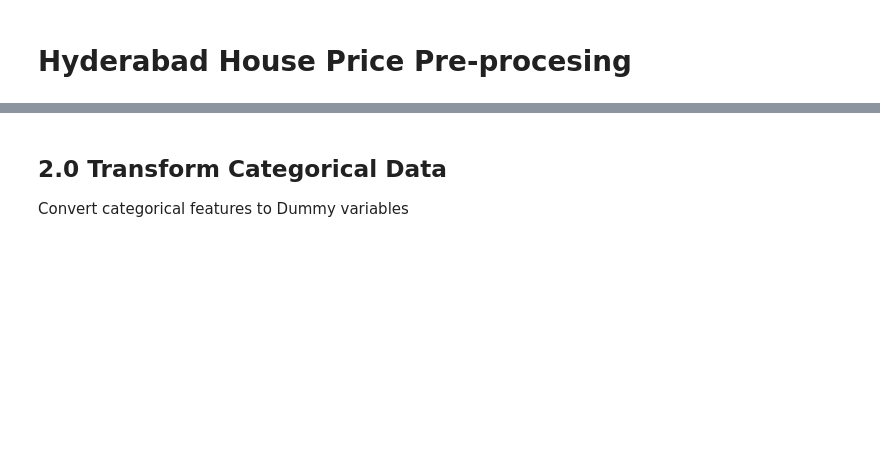
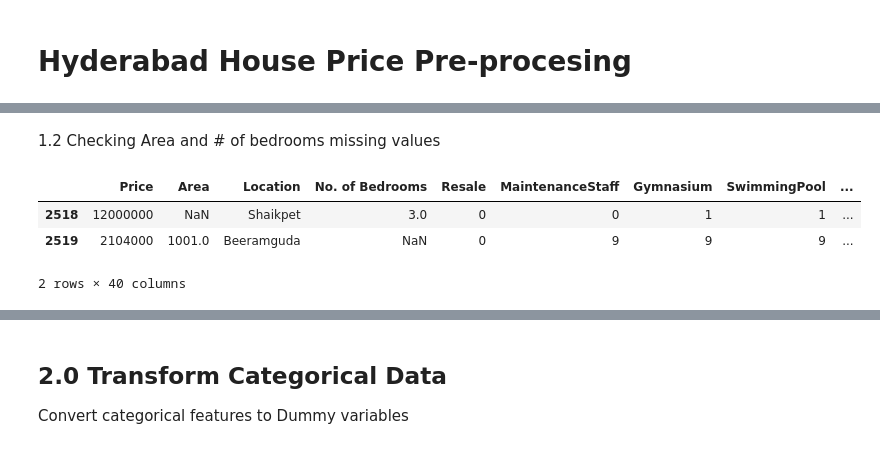
Before and after one commit to albertbolanoss/labs_machine_learning, a Jupyter notebook: notebooks/regresion_lineal/hyderabad_house_price/2.0_pre-processing.ipynb, the cells around one changed output, grey strips where cells are left out. Saved outputs shown, nothing was run; the diff lists cells and outputs as text; code cells hidden in the pictures; blank space fills up the shorter version.

```diff
--- a/notebooks/regresion_lineal/hyderabad_house_price/2.0_pre-processing.ipynb
+++ b/notebooks/regresion_lineal/hyderabad_house_price/2.0_pre-processing.ipynb
@@ -109,16 +39,9 @@ mf_imputer = SimpleImputer(strategy="most_frequent")
 mf_cols = [REFRIGERATOR, SECURITY]
 df[mf_cols] = mf_imputer.fit_transform(df[mf_cols])
 
-# Impute Area with the Custom Window Imputer
-area_imputer = WindowImputer(column=AREA, label_col=PRICE, window=1000, agg="median")
-df = area_imputer.fit_transform(df)
-
-# Impute Bed rooms with the Custom Window Imputer
-bed_imputer = WindowImputer(column=BED_ROOMS, label_col=PRICE, window=1000, agg="median")
-imputed_features_df = bed_imputer.fit_transform(df)
 
 # Write processed dataset
-processed_ds = convertArrayToDataset(imputed_features_df)
+processed_ds = convertArrayToDataset(df)
 exportDataset(processed_ds, "1_nullables")
 
 print("Total Missing values:", processed_ds.isna().sum().sum())
@@ -125,0 +68,11 @@ processed_ds.isnull().sum()
+# %% [markdown]
+1.2 Checking Area and # of bedrooms missing values
+# %%
+
+# Showing the nullable values
+processed_ds[df.isnull().any(axis=1)]
+# %% [output]
+|  | Price | Area | Location | No. of Bedrooms | Resale | MaintenanceStaff | Gymnasium | SwimmingPool | ... |
+| 2518 | 12000000 | NaN | Shaikpet | 3.0 | 0 | 0 | 1 | 1 | ... |
+| 2519 | 2104000 | 1001.0 | Beeramguda | NaN | 0 | 9 | 9 | 9 | ... |
+2 rows × 40 columns
```
Also changed, not shown: parts of 8 cells of this notebook, 2 other files.
